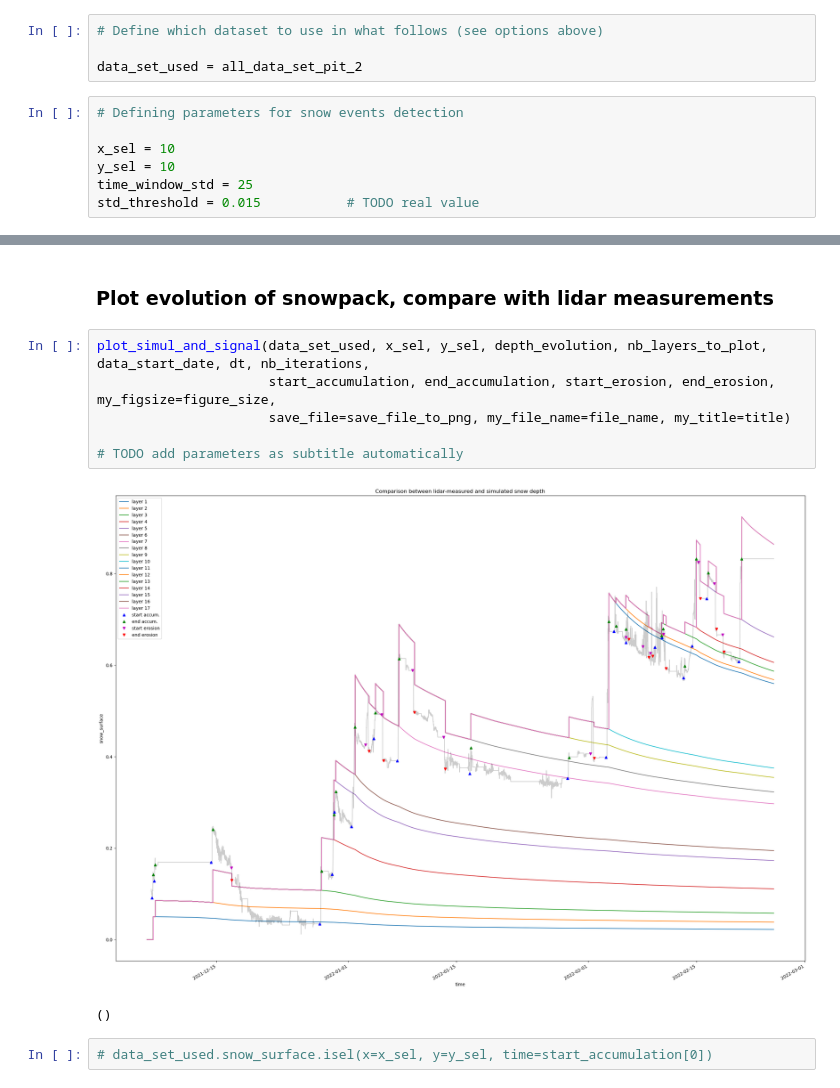
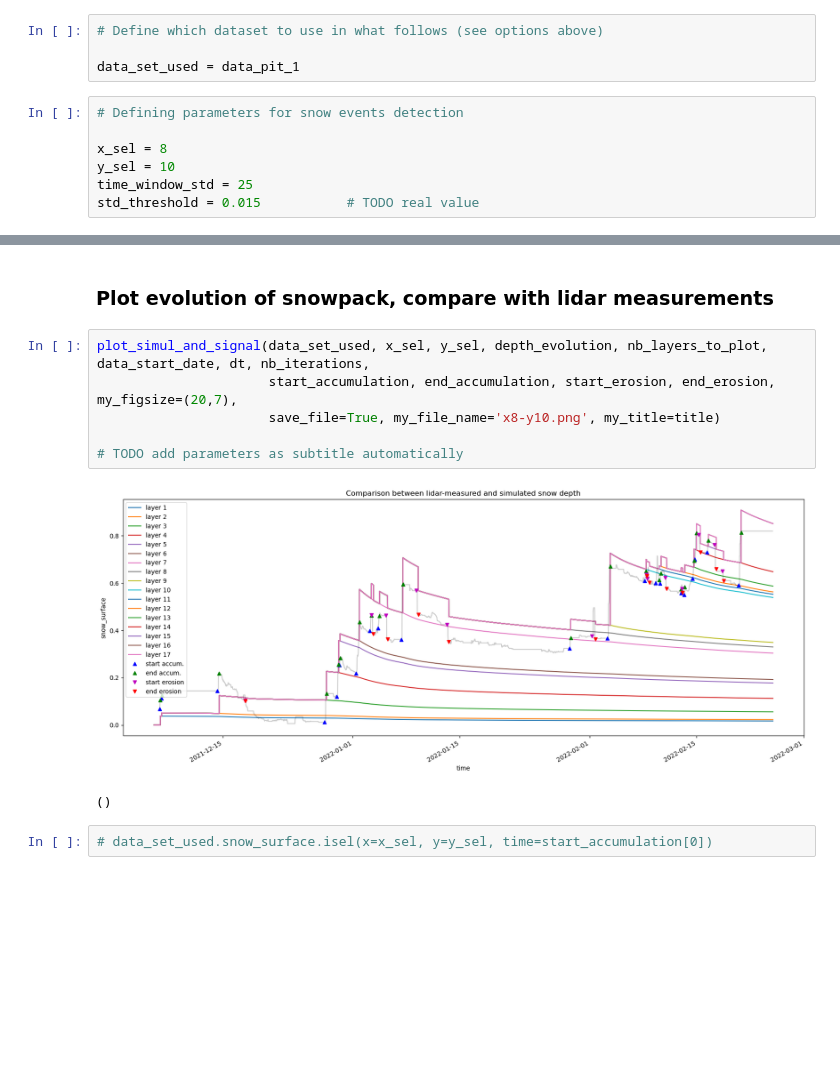
Before and after one commit to Mathilde-Bnt/MB_little_awk, a Jupyter notebook: falls_detection_and_snow_model/02-combining_snowfall_detection_and_compaction.ipynb, the cells around one changed output, grey strips where cells are left out. Cells and saved outputs as stored; diff of their text form; blank space fills up the shorter version.

```diff
--- a/falls_detection_and_snow_model/02-combining_snowfall_detection_and_compaction.ipynb
+++ b/falls_detection_and_snow_model/02-combining_snowfall_detection_and_compaction.ipynb
@@ -50,11 +63,11 @@ data_dec_jan_feb_filled = xr.open_dataset('data_dec_jan_feb_filled_pit.nc')
 # %%
 # Define which dataset to use in what follows (see options above)
 
-data_set_used = all_data_set_pit_2
+data_set_used = data_pit_1
 # %%
 # Defining parameters for snow events detection
 
-x_sel = 10
+x_sel = 8
 y_sel = 10
 time_window_std = 25
 std_threshold = 0.015           # TODO real value
@@ -178,12 +186,12 @@ ro_layer_evolution, depth_evolution, temperature_evolution = snowpack[0], snowpa
 ### Plot evolution of snowpack, compare with lidar measurements
 # %%
 plot_simul_and_signal(data_set_used, x_sel, y_sel, depth_evolution, nb_layers_to_plot, data_start_date, dt, nb_iterations,
-                      start_accumulation, end_accumulation, start_erosion, end_erosion, my_figsize=figure_size,
-                      save_file=save_file_to_png, my_file_name=file_name, my_title=title)
+                      start_accumulation, end_accumulation, start_erosion, end_erosion, my_figsize=(20,7),
+                      save_file=True, my_file_name='x8-y10.png', my_title=title)
 
 # TODO add parameters as subtitle automatically
 # %% [output]
-[figure, old version]
+[figure, new version]
 ()
 # %%
 # data_set_used.snow_surface.isel(x=x_sel, y=y_sel, time=start_accumulation[0])
```
Also changed, not shown: parts of 4 cells of this notebook, 9 other files.
